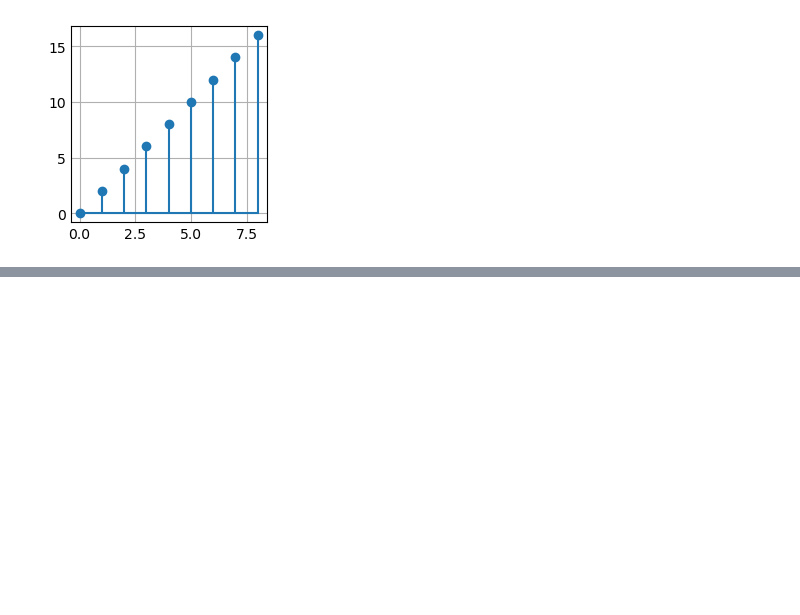
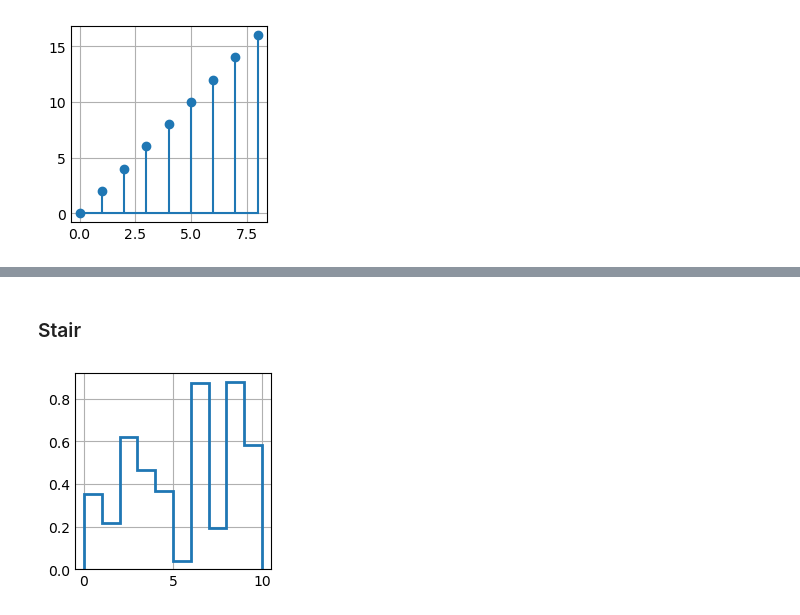
Before and after one commit to Darshan2082002/Python-Project-for-my-understanding, a Jupyter notebook: Python_code_practice/matplotlib.ipynb, the cells around one changed output, grey strips where cells are left out. Cells and saved outputs as stored; diff of their text form; code cells hidden in the pictures; blank space fills up the shorter version.

```diff
--- a/Python_code_practice/matplotlib.ipynb
+++ b/Python_code_practice/matplotlib.ipynb
@@ -95,0 +131,12 @@ plt.show()
+# %% [markdown]
+### Stair
+# %%
+import matplotlib.pyplot as plt
+import numpy as np
+plt.style.use('_mpl-gallery')
+y=np.random.rand(10)
+fig,ax=plt.subplots()
+ax.stairs(y,linewidth=2)
+plt.show()
+# %% [output]
+[figure, added]
```
Also changed, not shown: parts of 6 cells of this notebook.
